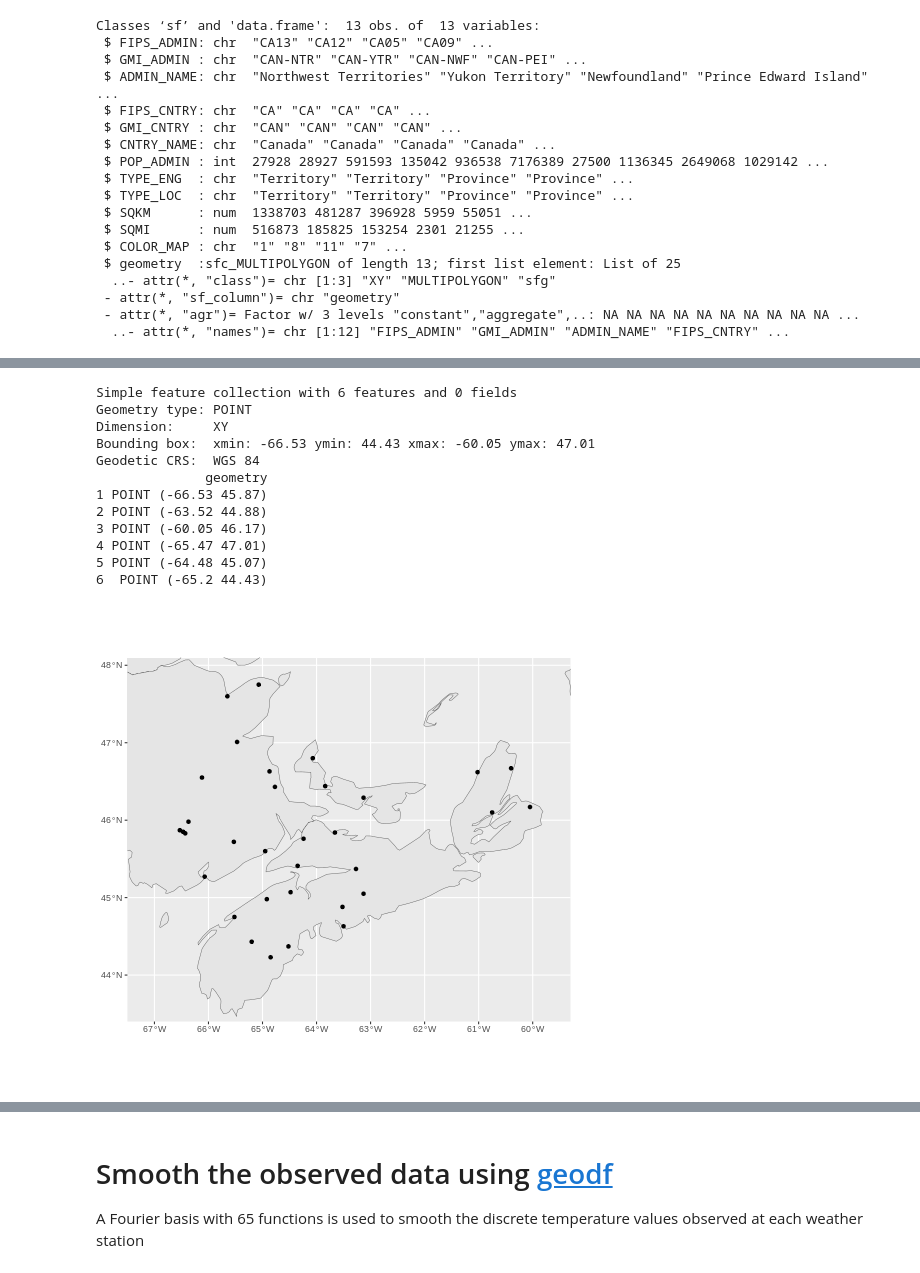
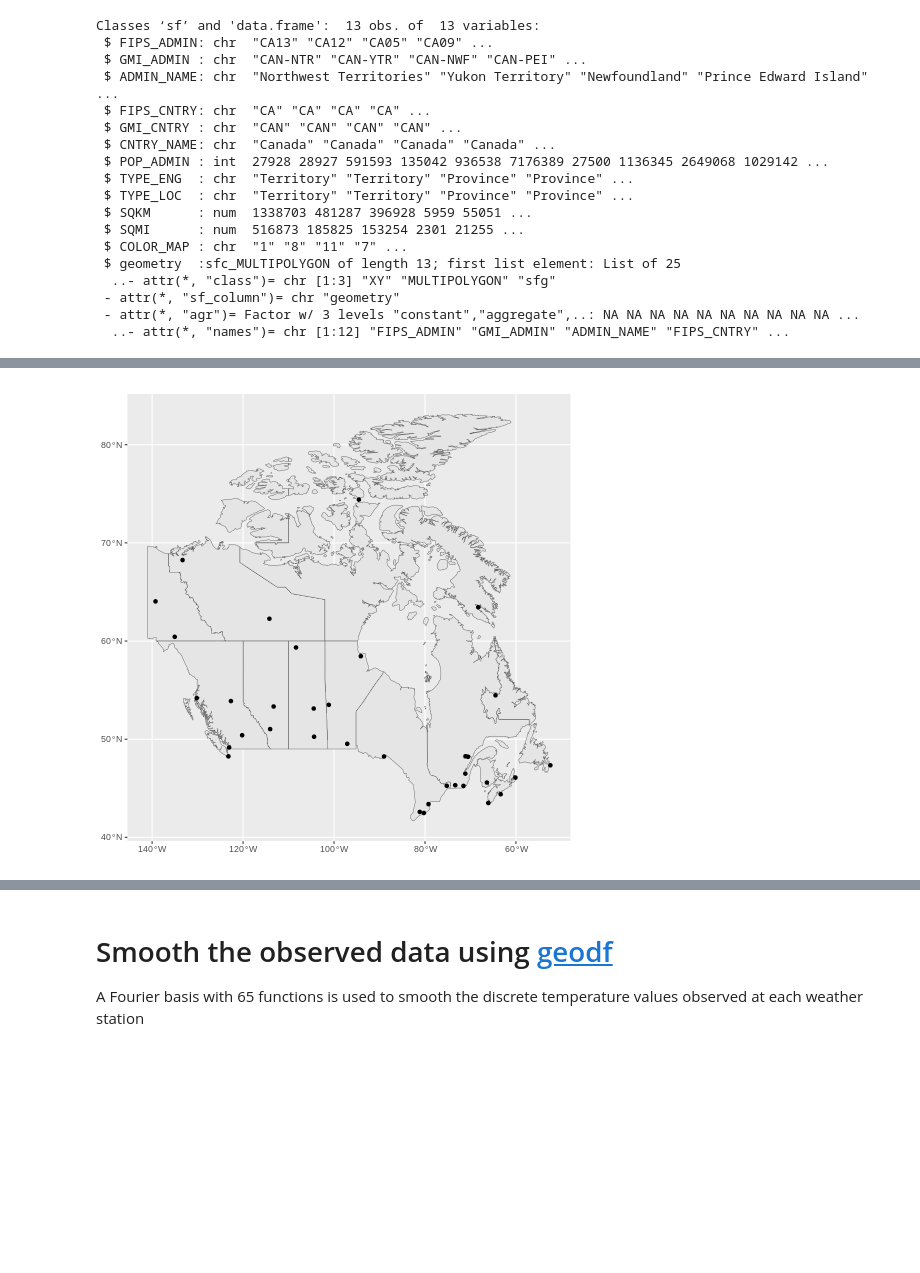
Before and after one commit to jofmorenore/Spatial_Clustering, a Jupyter notebook: Hierarchical_clustering_of_spatially_correlated_fd.ipynb, the cells around one changed output, grey strips where cells are left out. Saved outputs shown, nothing was run; the diff lists cells and outputs as text; code cells hidden in the pictures; blank space fills up the shorter version.

```diff
--- a/Hierarchical_clustering_of_spatially_correlated_fd.ipynb
+++ b/Hierarchical_clustering_of_spatially_correlated_fd.ipynb
@@ -107,29 +101,12 @@ Classes ‘sf’ and 'data.frame':  13 obs. of  13 variables:
 # %%
 %%R
-maritimes.point <- as.data.frame(maritimes.coords) %>%
-                    st_as_sf(coords = c("V1", "V2"),
-                             crs = 4326)
-head(maritimes.point)
+CanadianWeather.point = as.data.frame(CanadianWeather$coordinates) %>% mutate(W.longitude = - W.longitude) %>%
+                          st_as_sf(coords = c("W.longitude", "N.latitude"), crs = 4326)
+
+ggplot() +
+  geom_sf(data = Canada) +
+  geom_sf(data = CanadianWeather.point, col = 'black')
 # %% [output]
-Simple feature collection with 6 features and 0 fields
-Geometry type: POINT
-Dimension:     XY
-Bounding box:  xmin: -66.53 ymin: 44.43 xmax: -60.05 ymax: 47.01
-Geodetic CRS:  WGS 84
-              geometry
-1 POINT (-66.53 45.87)
-2 POINT (-63.52 44.88)
-3 POINT (-60.05 46.17)
-4 POINT (-65.47 47.01)
-5 POINT (-64.48 45.07)
-6  POINT (-65.2 44.43)
+[figure, added]
-# %%
-%%R
-ggplot() +
-  geom_sf(data = Canada) +
-  geom_sf(data = maritimes.point, col = 'black') +
-  coord_sf(xlim=c(-67.5,-59.3),ylim=c(43.4,48.1), expand=FALSE)
-# %% [output]
-[figure, removed]
 # %%
 %%R
```
Also changed, not shown: parts of 35 cells of this notebook.
